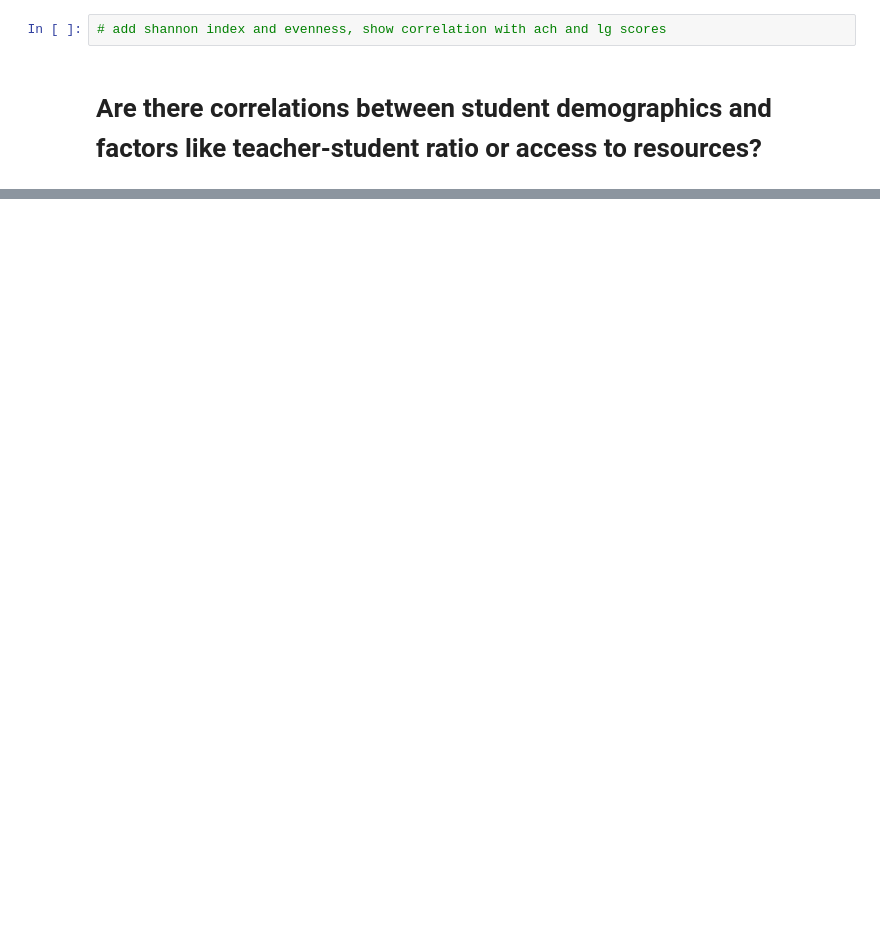
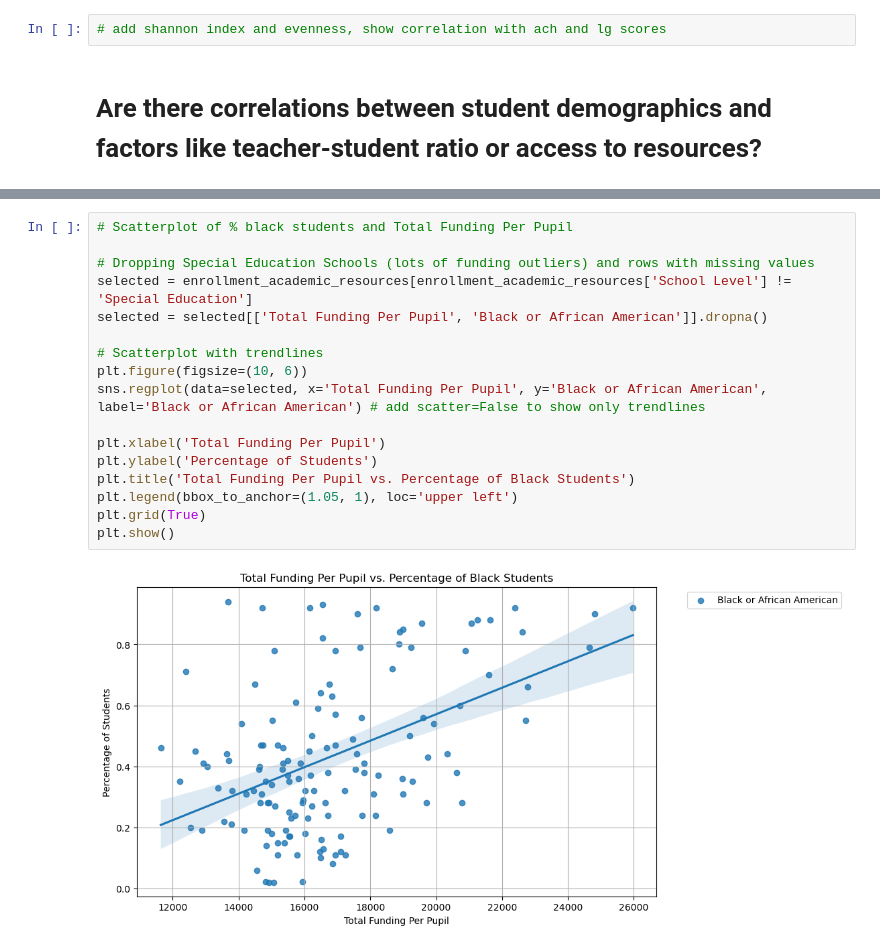
Before and after one commit to jessicabohannon/CAPSTONE, a Jupyter notebook: notebooks/capstone_eda.ipynb, the cells around one changed output, grey strips where cells are left out. Drawn from its saved outputs; the diff is of its cells as text; blank space fills up the shorter version.

```diff
--- a/notebooks/capstone_eda.ipynb
+++ b/notebooks/capstone_eda.ipynb
@@ -540,0 +596,19 @@ enrollment_and_resources = enrollment_and_resources.drop(columns=['School Number
+# %%
+# Scatterplot of % black students and Total Funding Per Pupil
+
+# Dropping Special Education Schools (lots of funding outliers) and rows with missing values
+selected = enrollment_academic_resources[enrollment_academic_resources['School Level'] != 'Special Education']
+selected = selected[['Total Funding Per Pupil', 'Black or African American']].dropna()
+
+# Scatterplot with trendlines
+plt.figure(figsize=(10, 6))
+sns.regplot(data=selected, x='Total Funding Per Pupil', y='Black or African American', label='Black or African American') # add scatter=False to show only trendlines
+
+plt.xlabel('Total Funding Per Pupil')
+plt.ylabel('Percentage of Students')
+plt.title('Total Funding Per Pupil vs. Percentage of Black Students')
+plt.legend(bbox_to_anchor=(1.05, 1), loc='upper left')
+plt.grid(True)
+plt.show()
+# %% [output]
+[figure, added]
```
Also changed, not shown: parts of 41 cells of this notebook.
